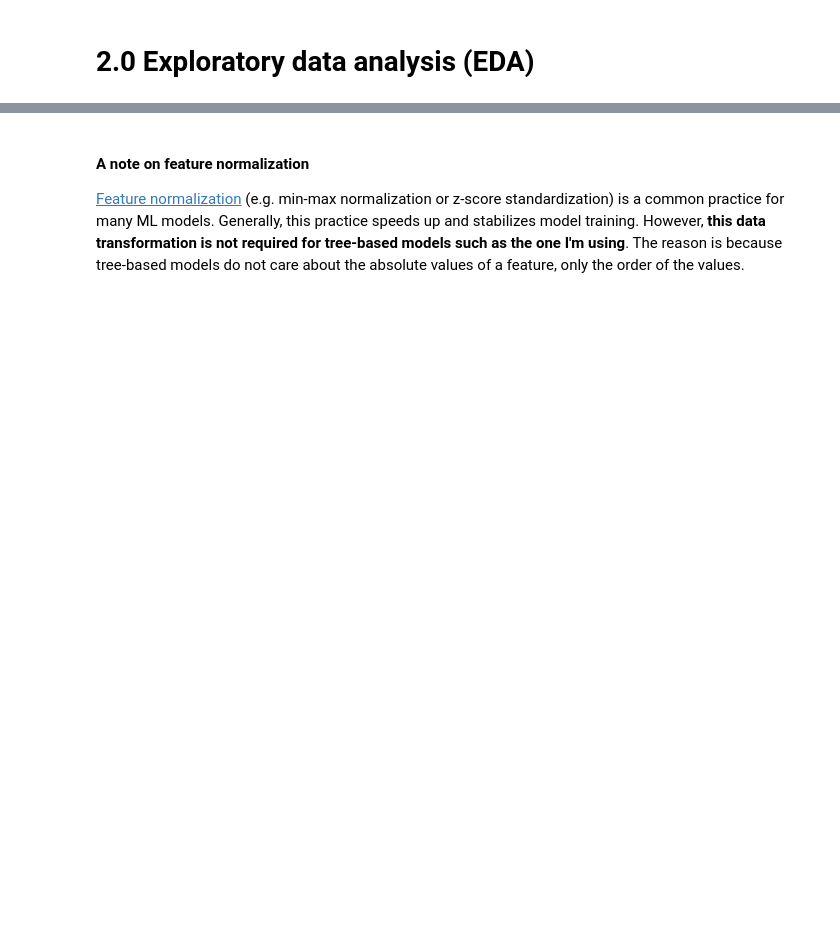
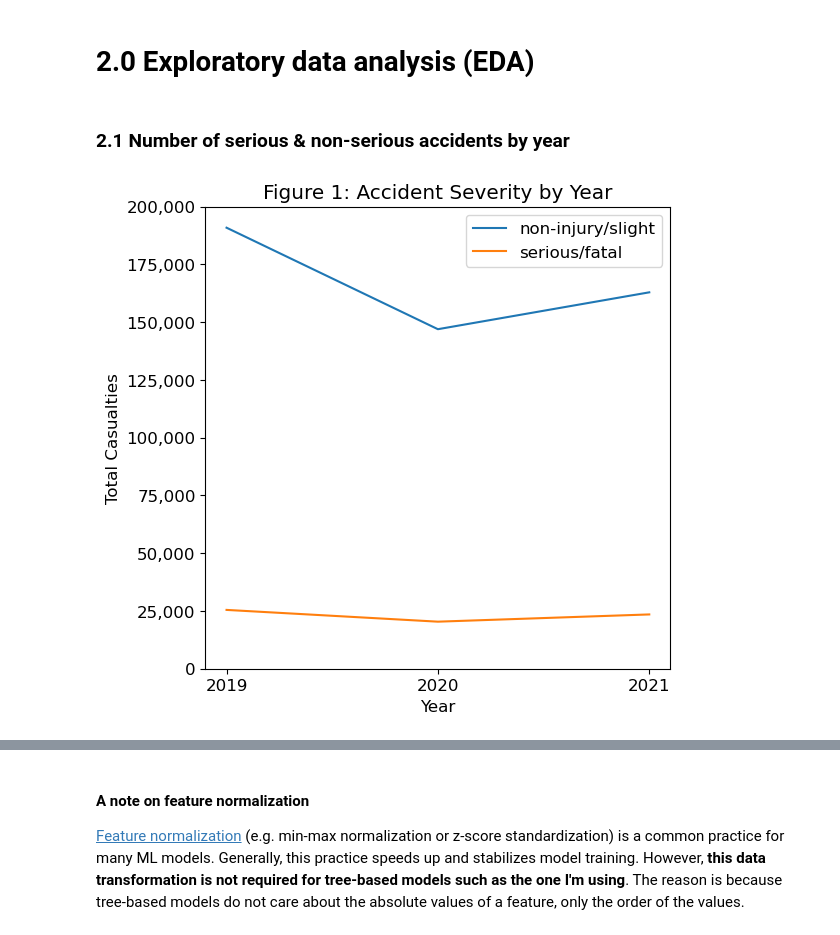
Before and after one commit to kingjosephm/gb_vehicle_injuries, a Jupyter notebook: analysis.ipynb, the cells around one changed output, grey strips where cells are left out. Saved outputs shown, nothing was run; the diff lists cells and outputs as text; code cells hidden in the pictures; blank space fills up the shorter version.

```diff
--- a/analysis.ipynb
+++ b/analysis.ipynb
@@ -125,4 +189,22 @@ df_summary.rename(columns={0: 'share_missing', 1: 'dtype'})
 # %% [markdown]
 # 2.0 Exploratory data analysis (EDA)
+# %% [markdown]
+### 2.1 Number of serious & non-serious accidents by year
 # %%
-pass
+acc_yr = df.groupby('accident_year')['casualty_worst'].value_counts().rename('total').reset_index()
+# %%
+plt.figure(figsize=(6,6))
+acc_yr_0 = acc_yr[acc_yr['casualty_worst']==0]
+acc_yr_1 = acc_yr[acc_yr['casualty_worst']==1]
+ax = sns.lineplot(acc_yr_0, x='accident_year', y='total', label='non-injury/slight')
+ax = sns.lineplot(acc_yr_1, x='accident_year', y='total', label='serious/fatal')
+ax.yaxis.set_major_formatter(mpl.ticker.StrMethodFormatter('{x:,.0f}'))
+plt.legend()
+plt.ylim(0, 200_000)
+plt.ylabel('Total Casualties')
+plt.xlabel('Year')
+plt.xticks(range(2019, 2022))
+plt.title("Figure 1: Accident Severity by Year")
+plt.show()
+# %% [output]
+[figure, added]
```
Also changed, not shown: parts of 32 cells of this notebook.
